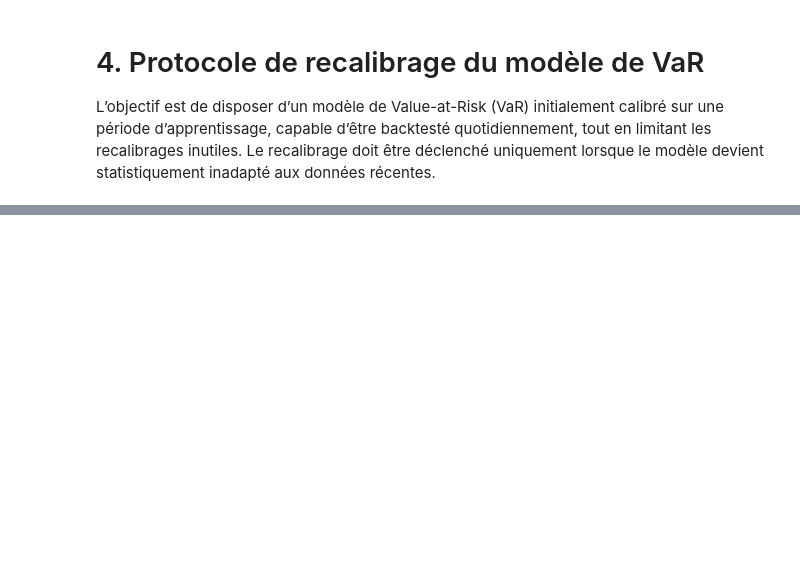
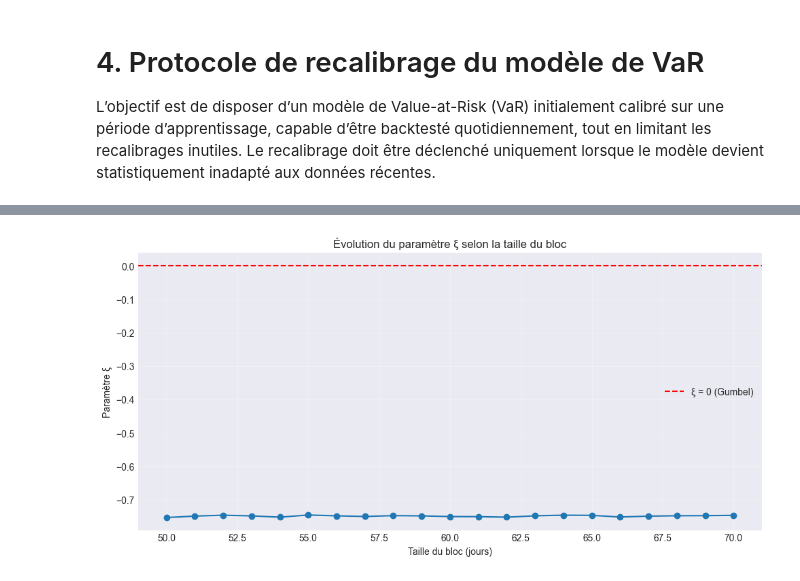
Before and after one commit to Charlin-D-S/extreme_risk_statistics, a Jupyter notebook: notebooks/exploration.ipynb, the cells around one changed output, grey strips where cells are left out. Cells and saved outputs as stored; diff of their text form; code cells hidden in the pictures; blank space fills up the shorter version.

```diff
--- a/notebooks/exploration.ipynb
+++ b/notebooks/exploration.ipynb
@@ -2241,0 +2277,9 @@ plot_var_backtesting(
+# %%
+from scipy.stats import genextreme
+
+def fit_gev(maxima):
+    """
+    Estimation des paramètres GEV par MLE
+    """
+    xi, mu, sigma = genextreme.fit(maxima)
+    return xi, mu, sigma
@@ -2241,0 +2291,31 @@ plot_var_backtesting(
+# %%
+def gev_plot(returns, block_size_min = 9, block_size_max = 50):
+    """
+    Visualisation des maxima par blocs et ajustement GEV
+    """
+    xis = []
+    sizes = []
+    for block_size in range(block_size_min, block_size_max + 1):
+        maxima = block_maxima(returns, block_size=block_size)
+        sizes.append(block_size)
+
+        # Estimation des paramètres GEV
+        xi, _, _ = fit_gev(maxima)
+        xis.append(xi)
+
+    plt.figure(figsize=(10, 5))
+    plt.plot(range(block_size_min, block_size_max + 1), xis, marker='o')
+    plt.axhline(0, color='red', linestyle='--', label='ξ = 0 (Gumbel)')
+    plt.xlabel("Taille du bloc (jours)")
+    plt.ylabel("Paramètre ξ")
+    plt.title("Évolution du paramètre ξ selon la taille du bloc")
+    plt.legend()
+    plt.grid(alpha=0.3)
+    plt.tight_layout()
+    plt.show()
+    df = pd.DataFrame({'block_size': sizes, 'xi': xis})
+    return df
+# %%
+xis_df = gev_plot(train.returns, block_size_min = 50, block_size_max = 70)
+# %% [output]
+[figure, added]
```
Also changed, not shown: parts of 68 cells of this notebook.
